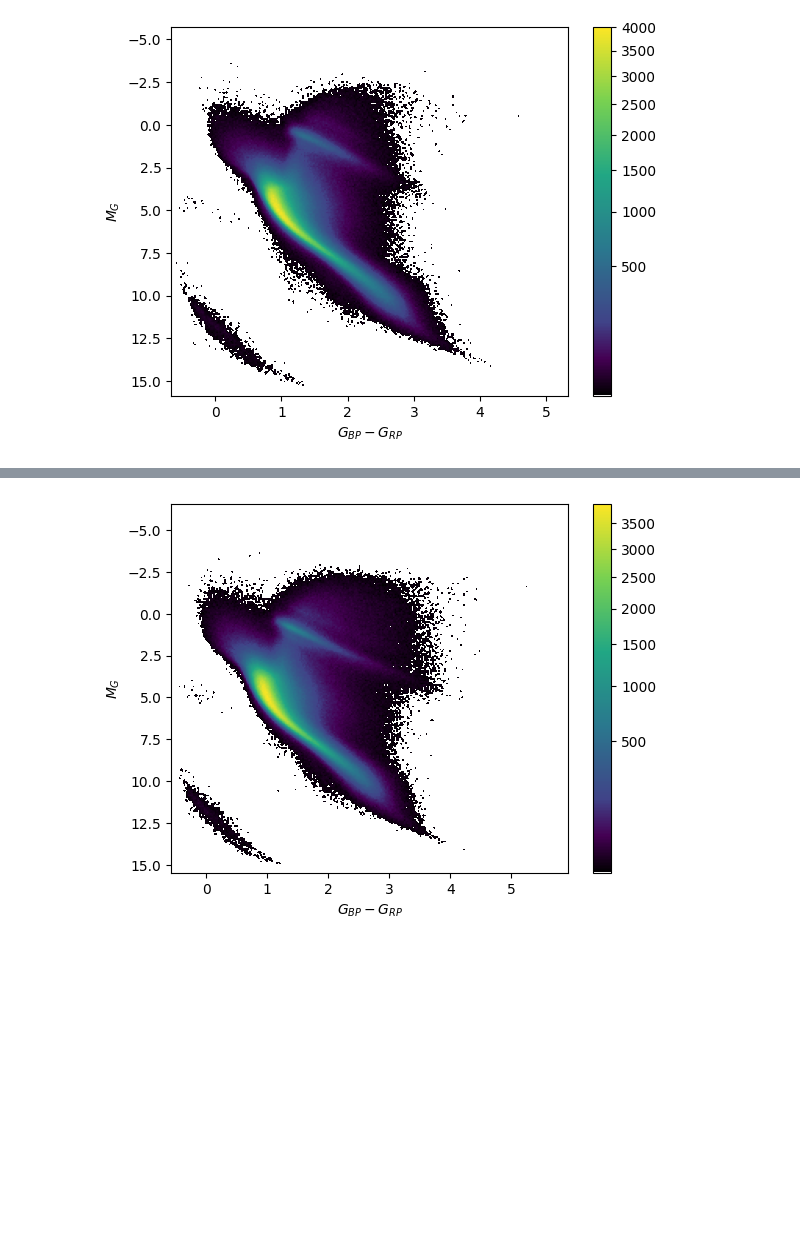
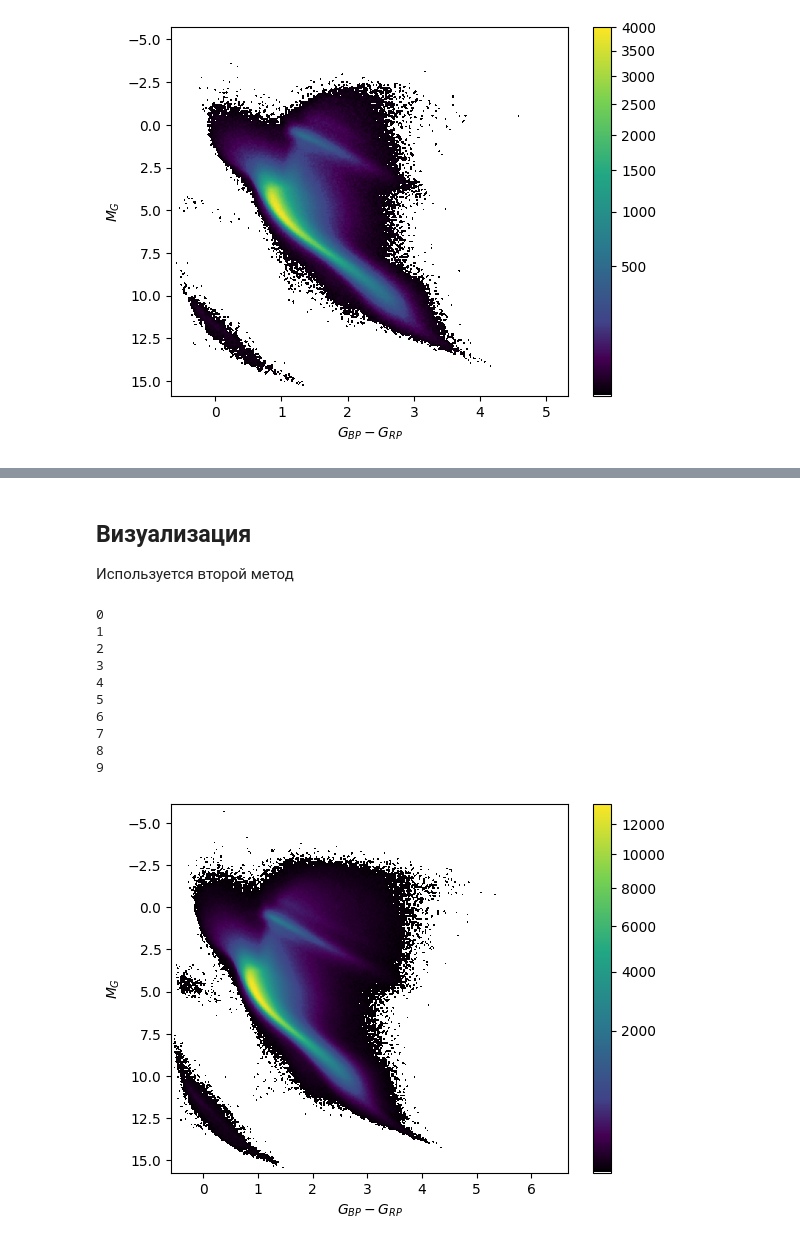
Before and after one commit to Big-Data-Course/test-data-loader, a Jupyter notebook: test.ipynb, the cells around one changed output, grey strips where cells are left out. Drawn from its saved outputs; the diff is of its cells as text; code cells hidden in the pictures; blank space fills up the shorter version.

```diff
--- a/test.ipynb
+++ b/test.ipynb
@@ -139,32 +182,50 @@ Table size (rows): 3000000
+# %% [markdown]
+## Визуализация
+Используется второй метод
 # %%
-import mpl_scatter_density # adds projection='scatter_density'
-from matplotlib.colors import LinearSegmentedColormap
-
 # "Viridis-like" colormap with white background
 white_viridis = LinearSegmentedColormap.from_list('white_viridis', [
     (0, '#ffffff'),
     (1e-20, '#000000'),
     (0.1, '#440053'),
     (0.2, '#404388'),
     (0.4, '#2a788e'),
     (0.6, '#21a784'),
     (0.8, '#78d151'),
     (1, '#fde624'),
 ], N=256)
 
-#results = ascii.read("results_3.dat")
-x = results['bp_rp']
-y = results['mg']
-
 norm = ImageNormalize(vmin=1, stretch=PowerStretch(0.5))
 
 fig = plt.figure()
 ax = fig.add_subplot(1, 1, 1, projection='scatter_density')
 ax.set_xlabel(r'$G_{BP}-G_{RP}$')
 ax.set_ylabel(r'$M_{G}$')
-density = ax.scatter_density(x, y, cmap=white_viridis, norm=norm)
+
+X, Y = [], []
+
+for i in range(10):
+    print(i)
+    filename = 'result/result_3_' + str(i)
+    results = ascii.read(filename)
+    x = results['bp_rp']
+    y = results['mg']
+    X = np.hstack((X, x))
+    Y = np.hstack((Y, y))
+
+density = ax.scatter_density(X, Y, cmap=white_viridis, norm=norm)
 ax.invert_yaxis()
 fig.colorbar(density, label='')
 plt.show()
 # %% [output]
+0
+1
+2
+3
+4
+5
+6
+7
+8
+9
-[figure, old version]
+[figure, new version]
```
Also changed, not shown: parts of 18 cells of this notebook.
